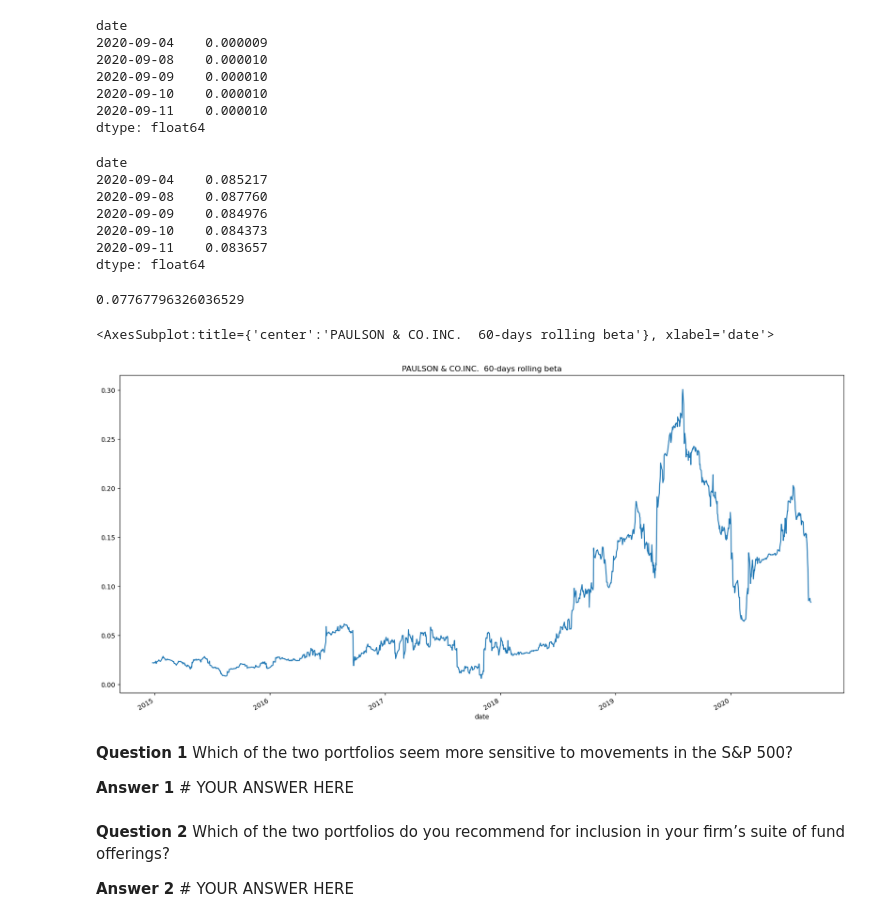
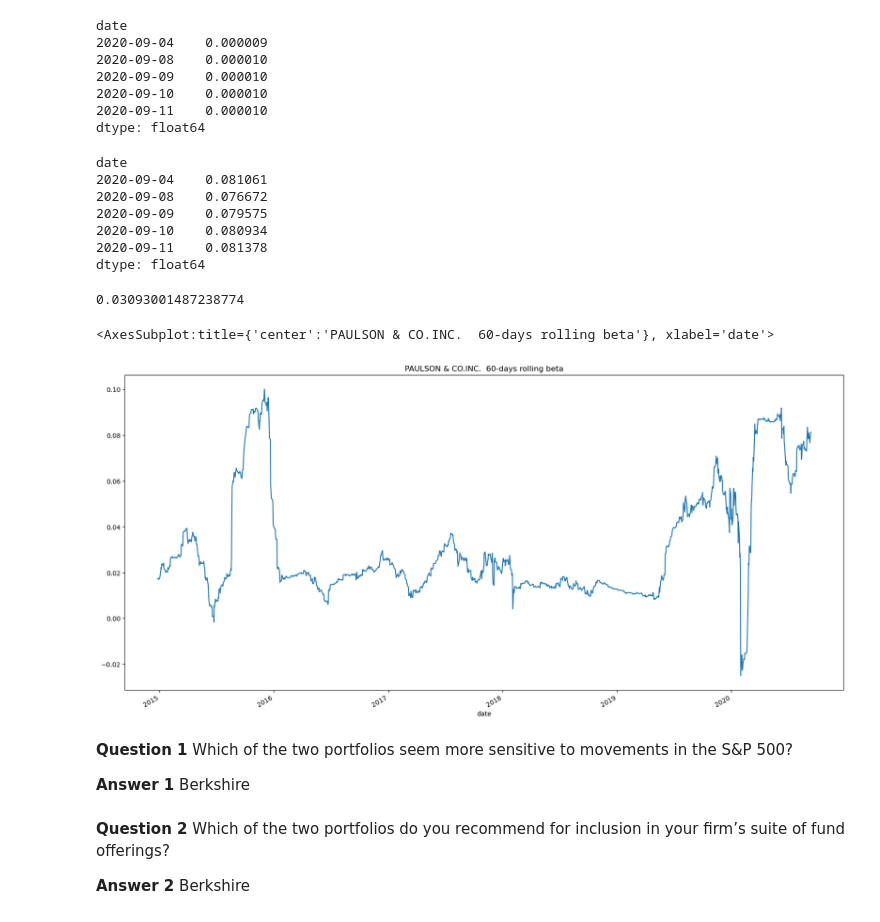
Before and after one commit to Bahaamour/-Quantitative-Analysis, a Jupyter notebook: risk_return_analysis.ipynb, the cells around one changed output. Cells and saved outputs as stored; diff of their text form; code cells hidden in the pictures.

Commit message:
updated plots

```diff
--- a/risk_return_analysis.ipynb
+++ b/risk_return_analysis.ipynb
@@ -234,7 +229,7 @@ berkshire_beta.plot(figsize=(20,10), title="BERKSHIRE HATHAWAY INC 60-days rolli
 # %% [markdown]
 ### Portfolio 2
 # %%
-paulson_covariance = daily_return_whale["PAULSON & CO.INC."].rolling(window=60).cov(daily_return_whale["S&P 500"])
+tiger_covariance = daily_return_whale["TIGER GLOBAL MANAGEMENT LLC"].rolling(window=60).cov(daily_return_whale["S&P 500"])
 
 paulson_covariance.tail()
 # %% [output]
@@ -246,31 +241,31 @@ date
 2020-09-11    0.000010
 dtype: float64
 # %%
-paulson_beta = paulson_covariance/snp_variance
+tiger_beta = tiger_covariance/snp_variance
 
-paulson_beta.tail()
+tiger_beta.tail()
 # %% [output]
 date
-2020-09-04    0.085217
-2020-09-08    0.087760
-2020-09-09    0.084976
-2020-09-10    0.084373
-2020-09-11    0.083657
+2020-09-04    0.081061
+2020-09-08    0.076672
+2020-09-09    0.079575
+2020-09-10    0.080934
+2020-09-11    0.081378
 dtype: float64
 # %%
-paulson_beta.mean()
+tiger_beta.mean()
 # %% [output]
-0.07767796326036529
+0.03093001487238774
 # %%
-paulson_beta.plot(figsize=(20,10), title="PAULSON & CO.INC.  60-days rolling beta")
+tiger_beta.plot(figsize=(20,10), title="PAULSON & CO.INC.  60-days rolling beta")
 # %% [output]
 <AxesSubplot:title={'center':'PAULSON & CO.INC.  60-days rolling beta'}, xlabel='date'>
-[figure, old version]
+[figure, new version]
 # %% [markdown]
 **Question 1** Which of the two portfolios seem more sensitive to movements in the S&P 500?
 
-**Answer 1** # YOUR ANSWER HERE
+**Answer 1** Berkshire
 # %% [markdown]
 **Question 2** Which of the two portfolios do you recommend for inclusion in your firm’s suite of fund offerings?
 
-**Answer 2** # YOUR ANSWER HERE
+**Answer 2** Berkshire
```
Also changed, not shown: parts of 4 cells of this notebook, 1 other file.
